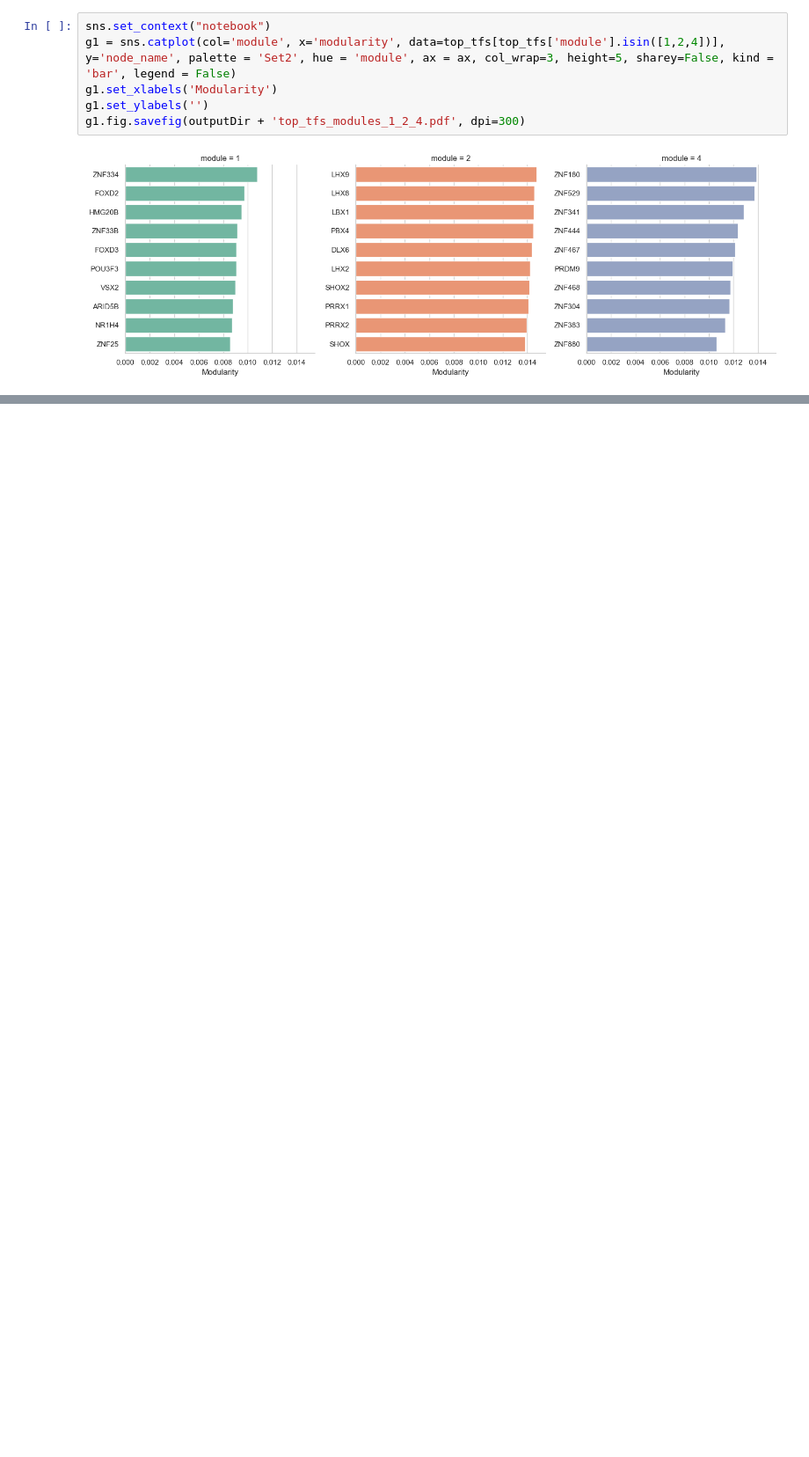
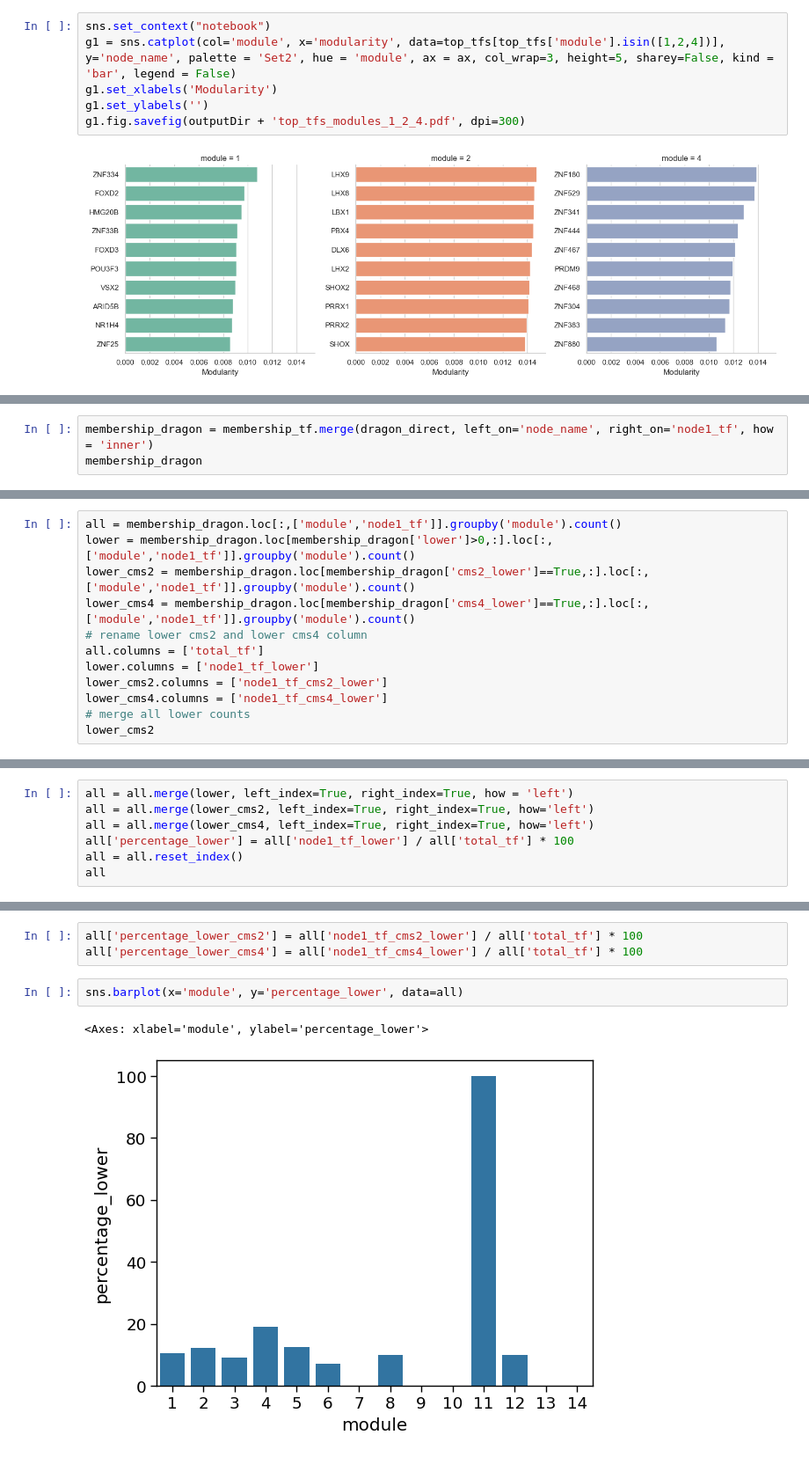
Before and after one commit to QuackenbushLab/tcga-data-supplement, a Jupyter notebook: notebooks/coad_subtype_alpaca_connectivity.ipynb, the cells around one changed output, grey strips where cells are left out. Shown at 88% size. Drawn from its saved outputs; the diff is of its cells as text; blank space fills up the shorter version.

```diff
--- a/notebooks/coad_subtype_alpaca_connectivity.ipynb
+++ b/notebooks/coad_subtype_alpaca_connectivity.ipynb
@@ -450,0 +644,3 @@ g1.fig.savefig(outputDir + 'top_tfs_modules_1_2_4.pdf', dpi=300)
+# %%
+membership_dragon = membership_tf.merge(dragon_direct, left_on='node_name', right_on='node1_tf', how = 'inner')
+membership_dragon
@@ -450,0 +661,12 @@ g1.fig.savefig(outputDir + 'top_tfs_modules_1_2_4.pdf', dpi=300)
+# %%
+all = membership_dragon.loc[:,['module','node1_tf']].groupby('module').count()
+lower = membership_dragon.loc[membership_dragon['lower']>0,:].loc[:,['module','node1_tf']].groupby('module').count()
+lower_cms2 = membership_dragon.loc[membership_dragon['cms2_lower']==True,:].loc[:,['module','node1_tf']].groupby('module').count()
+lower_cms4 = membership_dragon.loc[membership_dragon['cms4_lower']==True,:].loc[:,['module','node1_tf']].groupby('module').count()
+# rename lower cms2 and lower cms4 column
+all.columns = ['total_tf']
+lower.columns = ['node1_tf_lower']
+lower_cms2.columns = ['node1_tf_cms2_lower']
+lower_cms4.columns = ['node1_tf_cms4_lower']
+# merge all lower counts
+lower_cms2
@@ -450,0 +683,7 @@ g1.fig.savefig(outputDir + 'top_tfs_modules_1_2_4.pdf', dpi=300)
+# %%
+all = all.merge(lower, left_index=True, right_index=True, how = 'left')
+all = all.merge(lower_cms2, left_index=True, right_index=True, how='left')
+all = all.merge(lower_cms4, left_index=True, right_index=True, how='left')
+all['percentage_lower'] = all['node1_tf_lower'] / all['total_tf'] * 100
+all = all.reset_index()
+all
@@ -450,0 +706,8 @@ g1.fig.savefig(outputDir + 'top_tfs_modules_1_2_4.pdf', dpi=300)
+# %%
+all['percentage_lower_cms2'] = all['node1_tf_cms2_lower'] / all['total_tf'] * 100
+all['percentage_lower_cms4'] = all['node1_tf_cms4_lower'] / all['total_tf'] * 100
+# %%
+sns.barplot(x='module', y='percentage_lower', data=all)
+# %% [output]
+<Axes: xlabel='module', ylabel='percentage_lower'>
+[figure, added]
```
Also changed, not shown: parts of 41 cells of this notebook, 7 other files.
